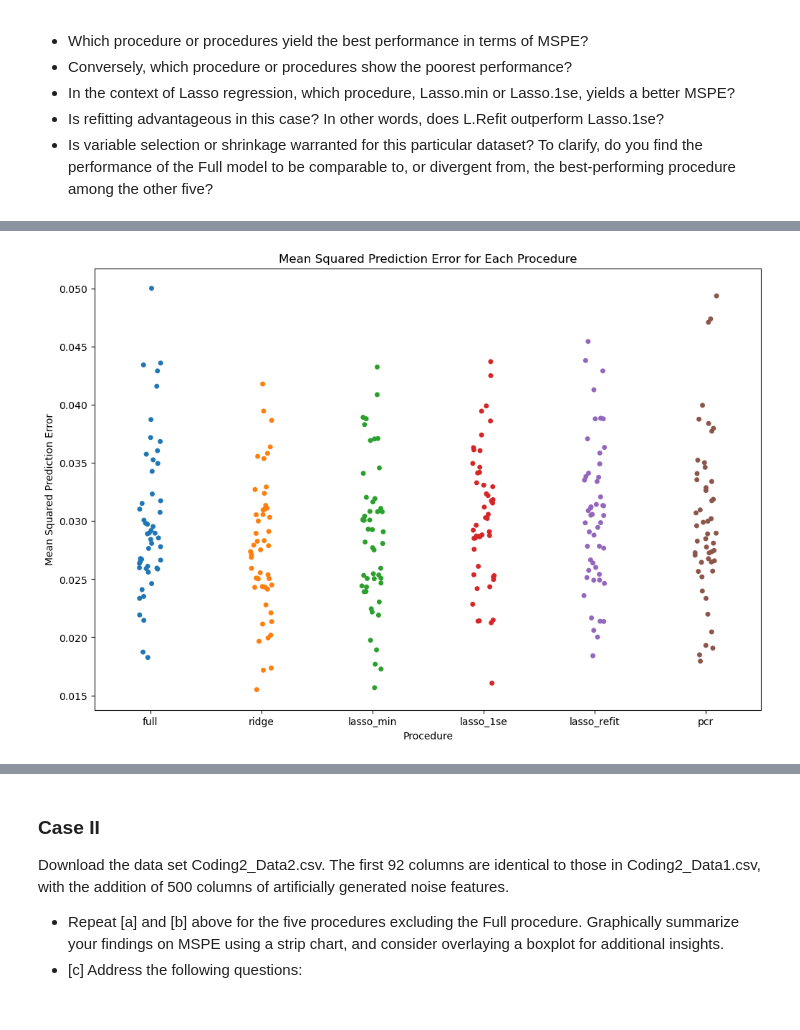
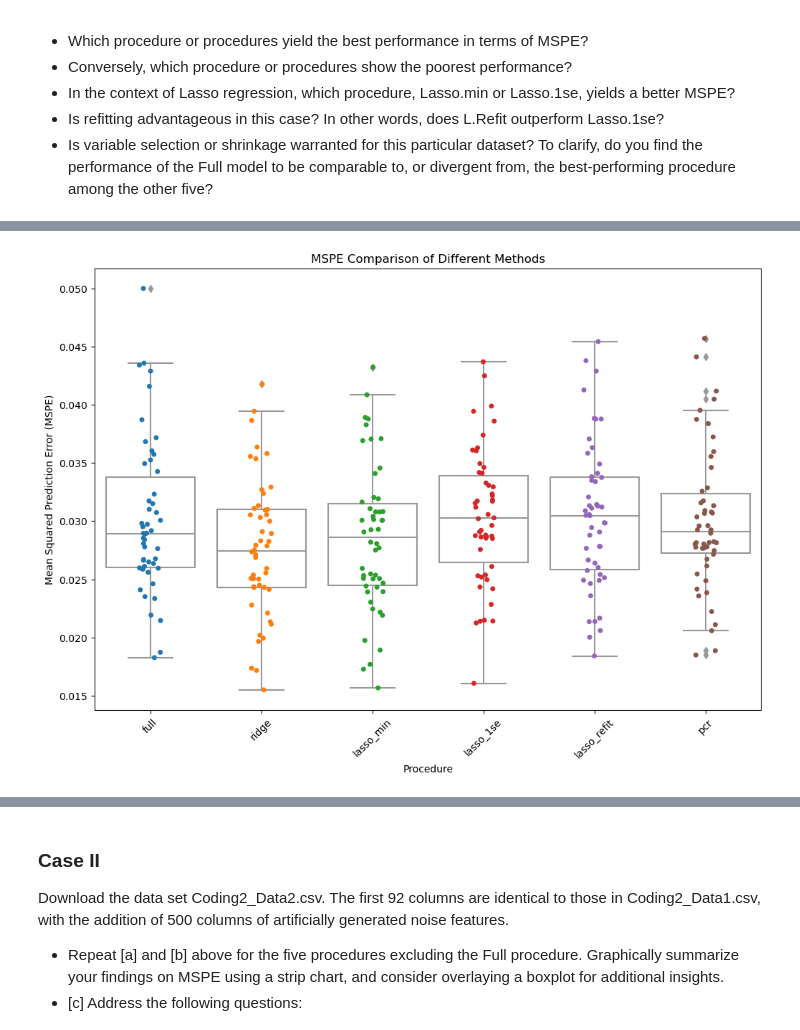
Before and after one commit to lycpaul/cs598-psl, a Jupyter notebook: code2/Assignment_2_1160_ycl7.ipynb, the cells around one changed output, grey strips where cells are left out. Cells and saved outputs as stored; diff of their text form; code cells hidden in the pictures.

```diff
--- a/code2/Assignment_2_1160_ycl7.ipynb
+++ b/code2/Assignment_2_1160_ycl7.ipynb
@@ -308,0 +312,14 @@ alpha_min, alpha_1se  #alpha_min = lassocv.alpha_
+# %%
+mean_mse = np.array(mean_mse)
+std_mse = np.array(std_mse)
+
+plt.figure(figsize=(10, 6))
+plt.semilogx(cv_alphas, mean_mse, label='Mean MSE', linewidth=2)
+plt.fill_between(cv_alphas, mean_mse - std_mse, mean_mse + std_mse, alpha=0.2)
+plt.axvline(alpha_min, linestyle='--', color='r', label=f'Best alpha: {alpha_min:.2e}')
+plt.axvline(alpha_1se, linestyle='--', color='g', label=f'alpha (1 SE): {alpha_1se:.2e}')
+plt.xlabel('Alpha (Log Scale)')
+plt.ylabel('Mean Squared Error')
+plt.legend()
+plt.title('Lasso Cross-Validation Path')
+plt.show()
@@ -410,12 +504,11 @@ Download the data set Coding2_Data1.csv. The first 14 columns are the same as th
 # %%
 # Load the data
-url = "dataset/Coding2_Data1.csv"
-myData = pd.read_csv(url)
-Y = myData['Y']
-X = myData.drop(['Y'], axis = 1)
+data1 = pd.read_csv("dataset/Coding2_Data1.csv")
+Y_data1 = data1['Y']
+X_data1 = data1.drop(['Y'], axis = 1)
 
 # Record the MSPE (Mean Squared Prediction Error) for each procedure
-mspe = {
+mspe_case1 = {
     'full': [],
     'ridge': [],
     'lasso_min': [],
@@ -423,3 +516,7 @@ mspe = {
     'lasso_refit': [],
     'pcr': []
 }
+
+# Conduct the simulation exercise 50 times
+np.random.seed(1160) # set random seed before iterations
+results_case1 = Parallel(n_jobs=-1)(delayed(run_iteration)(X_data1, Y_data1, i) for i in range(50))
@@ -507,0 +523,5 @@ mspe = {key: [result[key] for result in results] for key in results[0]}
+# %%
+# Aggregate the results
+mspe_case1 = {key: [result[key] for result in results_case1] for key in results_case1[0]}
+mspe_case1_df = pd.DataFrame(mspe_case1)
+mspe_case1_df.head()
@@ -508,14 +535,14 @@ mspe = {key: [result[key] for result in results] for key in results[0]}
 # %%
-# summarize your findings on the MSPE using a strip chart and overlaying boxplot
-import seaborn as sns
-
+# summarize findings on the MSPE using a strip chart and overlaying boxplot
 plt.figure(figsize=(12, 8))
-sns.stripplot(data=mspe)
+sns.stripplot(data=mspe_case1_df)
+sns.boxplot(data=mspe_case1_df, color='white')
 
 plt.xlabel('Procedure')
-plt.ylabel('Mean Squared Prediction Error')
-plt.title('Mean Squared Prediction Error for Each Procedure')
+plt.ylabel('Mean Squared Prediction Error (MSPE)')
+plt.title('MSPE Comparison of Different Methods')
+plt.xticks(rotation=45)
 plt.show()
 # %% [output]
-[figure, old version]
+[figure, new version]
 # %%
```
Also changed, not shown: parts of 16 cells of this notebook, 1 other file.
